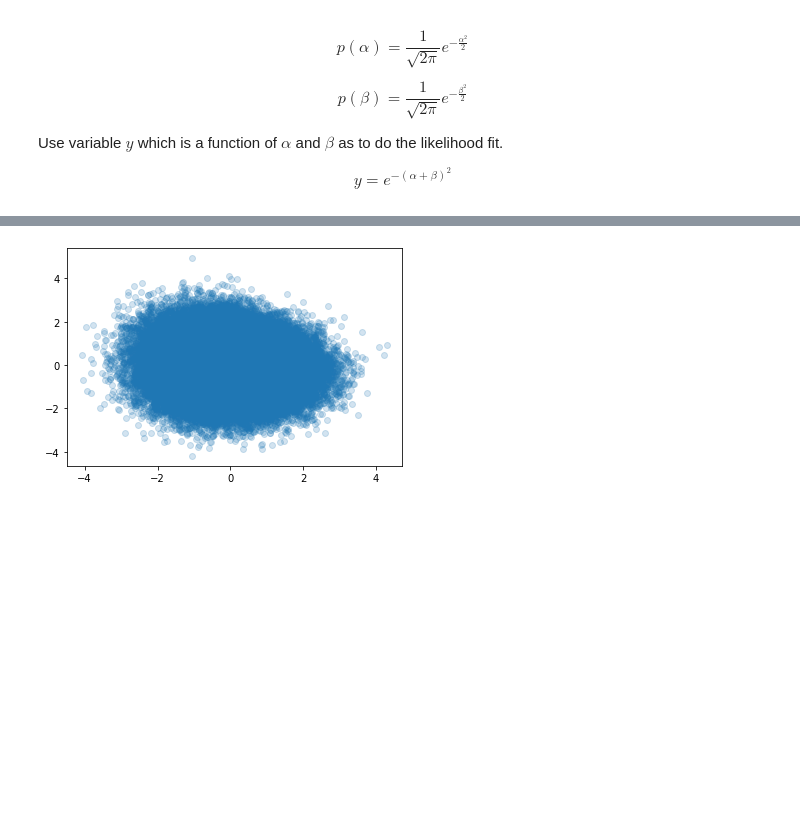
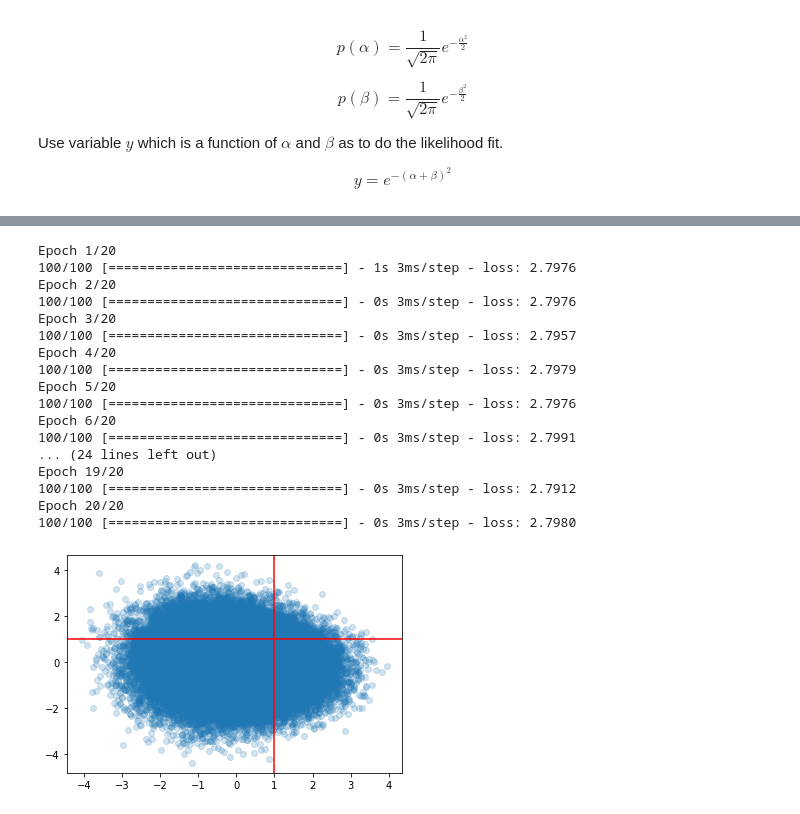
Before and after one commit to hep-lbdl/non-resonant-AD-extrapolation, a Jupyter notebook: Example.ipynb, the cells around one changed output, grey strips where cells are left out. Saved outputs shown, nothing was run; the diff lists cells and outputs as text; code cells hidden in the pictures; blank space fills up the shorter version.

```diff
--- a/Example.ipynb
+++ b/Example.ipynb
@@ -57,13 +55,26 @@ plt.show
 # %%
-# Density estimation with MADE.
-made = tfb.AutoregressiveNetwork(params=2, hidden_units=[128,128])
-distribution = tfd.TransformedDistribution(
-    distribution=tfd.Sample(tfd.Normal(loc=0., scale=1.), sample_shape=[2]),
-    bijector=tfb.MaskedAutoregressiveFlow(made))
+def train(data):
+    # Density estimation with MADE.
+    made = tfb.AutoregressiveNetwork(params=2, hidden_units=[128,128])
+    distribution = tfd.TransformedDistribution(
+        distribution=tfd.Sample(tfd.Normal(loc=0., scale=1.), sample_shape=[data.ndim]),
+        bijector=tfb.MaskedAutoregressiveFlow(made))
 
-# Construct and fit model.
-x_ = tfkl.Input(shape=(2,), dtype=tf.float32)
-log_prob_ = distribution.log_prob(x_)
-model = tfk.Model(x_, log_prob_)
-model.compile(optimizer=tf.optimizers.Adam(),loss=lambda _, log_prob: -log_prob)
-batch_size = 512
+    # Construct and fit model.
+    x_ = tfkl.Input(shape=(data.ndim,), dtype=tf.float32)
+    log_prob_ = distribution.log_prob(x_)
+    model = tfk.Model(x_, log_prob_)
+    model.compile(optimizer=tf.optimizers.Adam(),loss=lambda _, log_prob: -log_prob)
+    batch_size = 512
+
+    # Train
+    model.fit(x=data,
+              y=np.zeros((len(data),0), dtype=np.float32),
+              batch_size=batch_size,
+              epochs=20,
+              steps_per_epoch=100, # Usually `n // batch_size`.
+              shuffle=True,
+              verbose=True)
+    # Predict the full background distribution
+    samples = distribution.sample(data.shape)
+    return samples
@@ -161,10 +121,28 @@ Epoch 20/20
 # %%
-# Predict the full background distribution
-samples = distribution.sample((100000,1))
+samples = train(data2)
 sample2 = samples[:,0]
 y1 = sample2[:,0]
 y2 = sample2[:,1]
 plt.scatter(y1, y2, alpha = 0.2)
+plt.axhline(y=1, color='r', linestyle='-')
+plt.axvline(x=1, color='r', linestyle='-')
 plt.show()
 # %% [output]
+Epoch 1/20
+100/100 [==============================] - 1s 3ms/step - loss: 2.7976
+Epoch 2/20
+100/100 [==============================] - 0s 3ms/step - loss: 2.7976
+Epoch 3/20
+100/100 [==============================] - 0s 3ms/step - loss: 2.7957
+Epoch 4/20
+100/100 [==============================] - 0s 3ms/step - loss: 2.7979
+Epoch 5/20
+100/100 [==============================] - 0s 3ms/step - loss: 2.7976
+Epoch 6/20
+100/100 [==============================] - 0s 3ms/step - loss: 2.7991
+... (24 lines left out)
+Epoch 19/20
+100/100 [==============================] - 0s 3ms/step - loss: 2.7912
+Epoch 20/20
+100/100 [==============================] - 0s 3ms/step - loss: 2.7980
-[figure, old version]
+[figure, new version]
```
Also changed, not shown: parts of 10 cells of this notebook.
